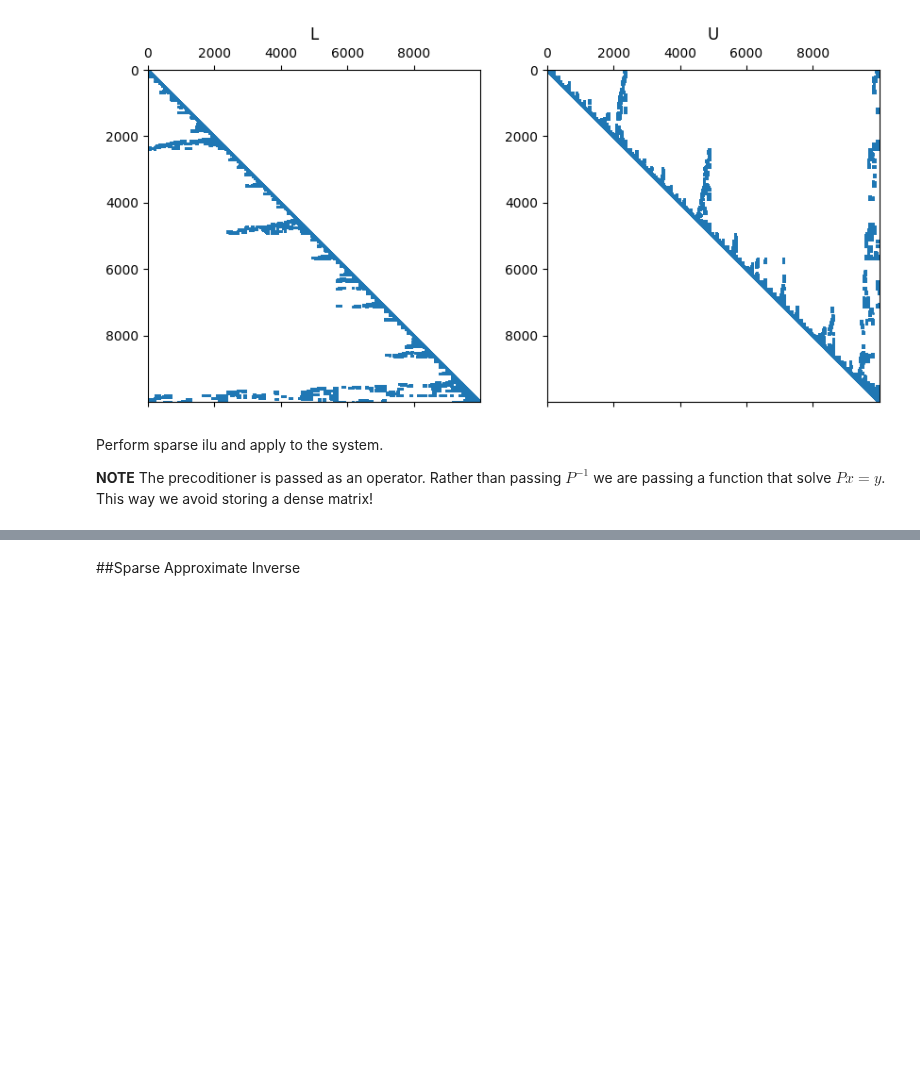
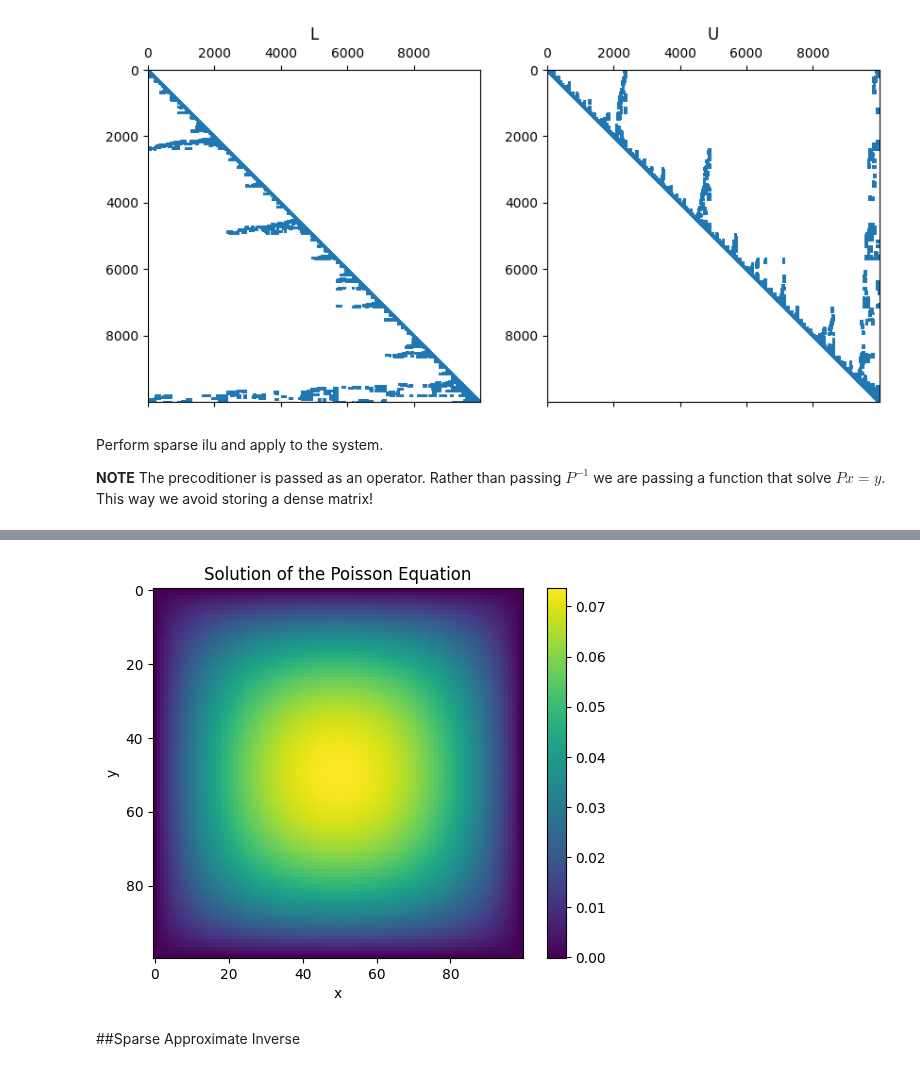
Before and after one commit to mwelland/ENGPHYS_3NM4, a Jupyter notebook: Linear_systems_6.ipynb, the cells around one changed output, grey strips where cells are left out. Saved outputs shown, nothing was run; the diff lists cells and outputs as text; code cells hidden in the pictures; blank space fills up the shorter version.

```diff
--- a/Linear_systems_6.ipynb
+++ b/Linear_systems_6.ipynb
@@ -89,7 +89,7 @@ $u=0$ on $\partial \Omega$
 import numpy as np
 from scipy.sparse import coo_matrix
 
-def discretise_poisson(N):
+def discretise_poisson(N, Q):
     """Generate the matrix and rhs associated with the discrete Poisson operator."""
 
     nelements = 5 * N**2 - 16 * N + 16
@@ -119,7 +119,7 @@ def discretise_poisson(N):
 
                 data[count] = 4 * (N - 1)**2
                 data[count + 1 : count + 5] = - (N - 1)**2
-                f[j * N + i] = 1
+                f[j * N + i] = Q
 
                 count += 5
 
@@ -214,8 +214,8 @@ Let's see the LU decomposotion
 import matplotlib.pyplot as plt
 from scipy.sparse.linalg import splu,  spilu, gmres
 
-N = 100
-A, f = discretise_poisson(N)
+N = 100 #Mesh size
+A, f = discretise_poisson(N, 1)
 
 import matplotlib.pyplot as plt
 
@@ -245,16 +245,16 @@ import matplotlib.pyplot as plt
 from scipy.sparse.linalg import spilu, LinearOperator
 ilu = spilu(A, fill_factor=20, drop_rule='dynamic')
 
-%timeit -n1 -r1 M = LinearOperator(matvec=ilu.solve, shape=(N**2, N**2), dtype=np.float64)
+M = LinearOperator(matvec=ilu.solve, shape=(N**2, N**2), dtype=np.float64)
 
 residuals1 = []
 callback1 = lambda res: residuals1.append(res)
-%timeit -n1 -r1 x, _ = gmres(A, f, callback=callback1, callback_type='pr_norm')
+x, _ = gmres(A, f, callback=callback1, callback_type='pr_norm')
 
 
 residuals2 = []
 callback2 = lambda res: residuals2.append(res)
-%timeit -n1 -r1 x, _ = gmres(A, f, M=M, callback=callback2, callback_type='pr_norm')
+x, _ = gmres(A, f, M=M, callback=callback2, callback_type='pr_norm')
 
 fig = plt.figure(figsize=(10, 4))
 ax1 = fig.add_subplot(121)
@@ -275,4 +272,18 @@ ax2.set_ylabel('relative residual');
 [figure]
+# %%
+import matplotlib.pyplot as plt
+
+# Assuming x_cond contains the solution obtained with preconditioning
+solution = x.reshape(N, N)
+
+plt.imshow(solution, cmap='viridis')
+plt.colorbar()
+plt.title('Solution of the Poisson Equation')
+plt.xlabel('x')
+plt.ylabel('y')
+plt.show()
+# %% [output]
+[figure, added]
 # %% [markdown]
 ##Sparse Approximate Inverse
 # %% [markdown]
```
Also changed, not shown: parts of 2 cells of this notebook.
